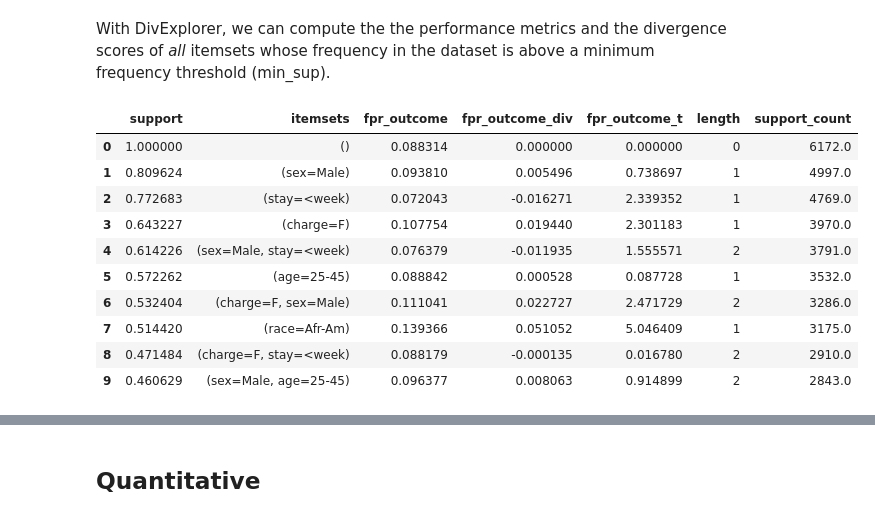
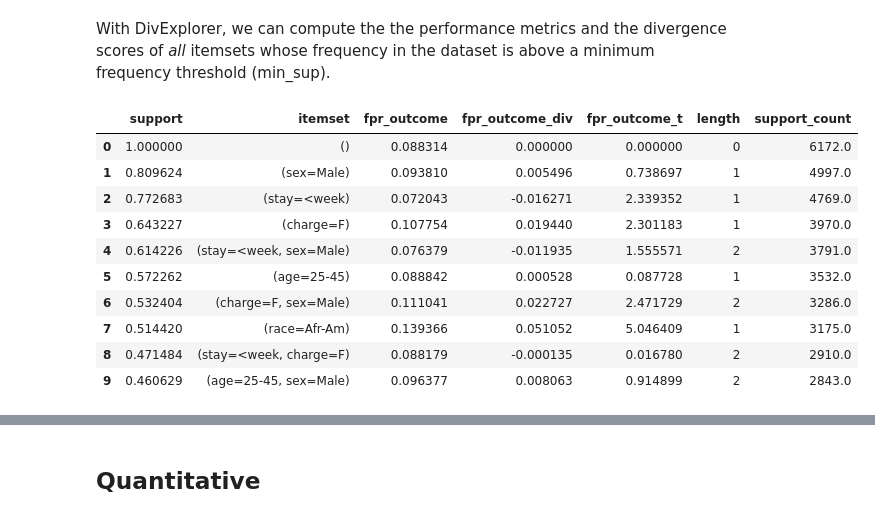
Before and after one commit to divexplorer/divexplorer, a Jupyter notebook: example_compas.ipynb, the cells around one changed output, grey strips where cells are left out. Cells and saved outputs as stored; diff of their text form; code cells hidden in the pictures.

```diff
--- a/example_compas.ipynb
+++ b/example_compas.ipynb
@@ -23,41 +23,6 @@ For each criminal defendant, the following attributes are available:
 For each defendant, the dataset also records:
 - the *class*, whether the defendant recidivated (was arrested again) in the next two years. It is 1 if the defendant recidivated, 0 otherwise.
 - the *predicted* recidivism, derived from the COMPAS score of recidivism risk assesses the defendant’s likelihood of committing another offense in a period of two years. It is 1 if the risk is high.
-# %%
-def get_true_positives(y_trues, y_preds, positive_value=1):
-    """Returns true positives. True if it is a true positive, false otherwise."""
-
-    return ((y_trues == y_preds) & (y_trues == positive_value))
-
-def get_true_negatives(y_trues, y_preds, negative_value=1):
-    """Returns true negatives. True if it is a true negative, false otherwise."""
-
-    return ((y_trues == y_preds) & (y_trues == negative_value))
-
-def get_false_positives(y_trues, y_preds, negative_value=1):
-    """Returns false positives. True if it is a false positive, false otherwise."""
-
-    return ((y_trues != y_preds) & (y_trues == negative_value))
-
-def get_false_negatives(y_trues, y_preds, positive_value=1):
-    """Returns false negatives. True if it is a false negative, false otherwise."""
-
-    return ((y_trues != y_preds) & (y_trues == positive_value))
-
-def get_false_positive_rate_outcome(y_trues, y_preds, negative_value=0):
-    """Returns boolean outcome for the false positive rate. 1 if it is a false positive, 0 if it is a true negative, np.nan otherwhise.
-    """
-    import numpy as np
-
-    fp = np.array(get_false_positives(y_trues, y_preds, negative_value=negative_value)).astype(int)
-    tn = np.array(get_true_negatives(y_trues, y_preds, negative_value=negative_value)).astype(int)
-
-    fp_outcome = np.full(fp.shape, np.nan)
-    fp_outcome[fp == 1] = 1
-    fp_outcome[tn == 1] = 0
-
-
-    return fp_outcome
 # %%
 import os
 inputDir=os.path.join(".", "notebooks", "datasets")
@@ -86,20 +59,24 @@ With DivExplorer, we can compute the the performance metrics and the divergence
 # %%
 from divexplorer.divexplorer import DivergenceExplorer
 
 min_sup = 0.1
-fp_diver = DivergenceExplorer(
-    df)
-FP_fm = fp_diver.get_pattern_divergence(min_support=min_sup, boolean_outcomes = ['fpr_outcome'], show_coincise = True)
+fp_diver = DivergenceExplorer(df)
+
+# We get the divergence patterns with a minimum support of 10%
+# We set the outcomes to the name of the column that contains the outcome
+# We can have multiple outcomes, but in this case we only have one
+
+FP_fm = fp_diver.get_pattern_divergence(min_support=min_sup, boolean_outcomes = ['fpr_outcome'])
 FP_fm.sort_values(by="support", ascending=False).head(10)
 # %% [output]
-|  | support | itemsets | fpr_outcome | fpr_outcome_div | fpr_outcome_t | length | support_count |
+|  | support | itemset | fpr_outcome | fpr_outcome_div | fpr_outcome_t | length | support_count |
 | 0 | 1.000000 | () | 0.088314 | 0.000000 | 0.000000 | 0 | 6172.0 |
 | 1 | 0.809624 | (sex=Male) | 0.093810 | 0.005496 | 0.738697 | 1 | 4997.0 |
 | 2 | 0.772683 | (stay=<week) | 0.072043 | -0.016271 | 2.339352 | 1 | 4769.0 |
 | 3 | 0.643227 | (charge=F) | 0.107754 | 0.019440 | 2.301183 | 1 | 3970.0 |
-| 4 | 0.614226 | (sex=Male, stay=<week) | 0.076379 | -0.011935 | 1.555571 | 2 | 3791.0 |
+| 4 | 0.614226 | (stay=<week, sex=Male) | 0.076379 | -0.011935 | 1.555571 | 2 | 3791.0 |
 | 5 | 0.572262 | (age=25-45) | 0.088842 | 0.000528 | 0.087728 | 1 | 3532.0 |
 | 6 | 0.532404 | (charge=F, sex=Male) | 0.111041 | 0.022727 | 2.471729 | 2 | 3286.0 |
 | 7 | 0.514420 | (race=Afr-Am) | 0.139366 | 0.051052 | 5.046409 | 1 | 3175.0 |
-| 8 | 0.471484 | (charge=F, stay=<week) | 0.088179 | -0.000135 | 0.016780 | 2 | 2910.0 |
-| 9 | 0.460629 | (sex=Male, age=25-45) | 0.096377 | 0.008063 | 0.914899 | 2 | 2843.0 |
+| 8 | 0.471484 | (stay=<week, charge=F) | 0.088179 | -0.000135 | 0.016780 | 2 | 2910.0 |
+| 9 | 0.460629 | (age=25-45, sex=Male) | 0.096377 | 0.008063 | 0.914899 | 2 | 2843.0 |
```
Also changed, not shown: parts of 31 cells of this notebook, 2 other files.
